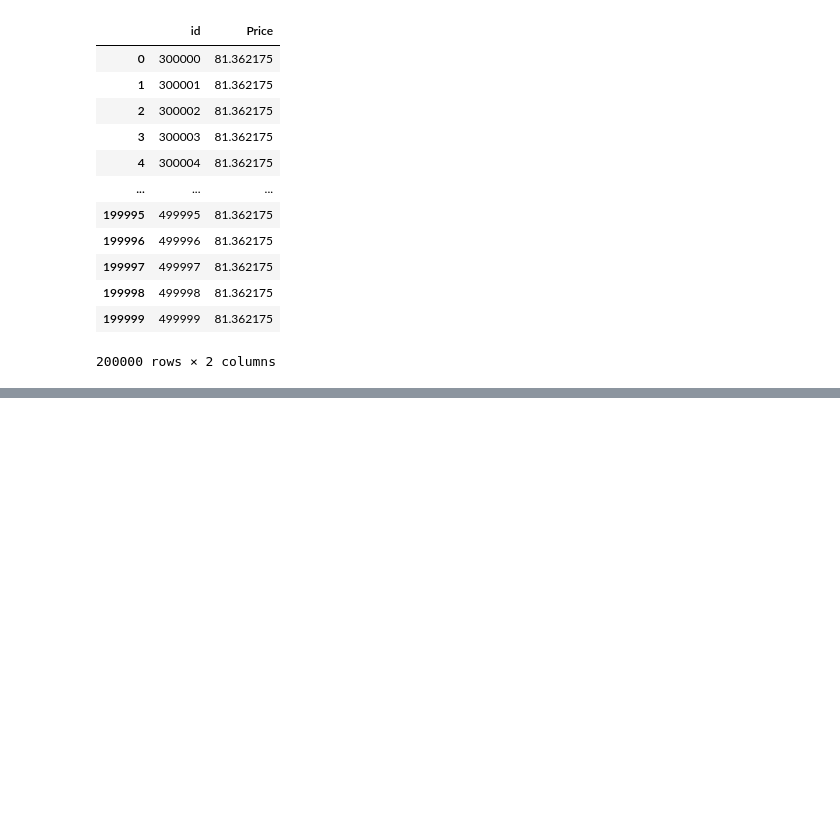
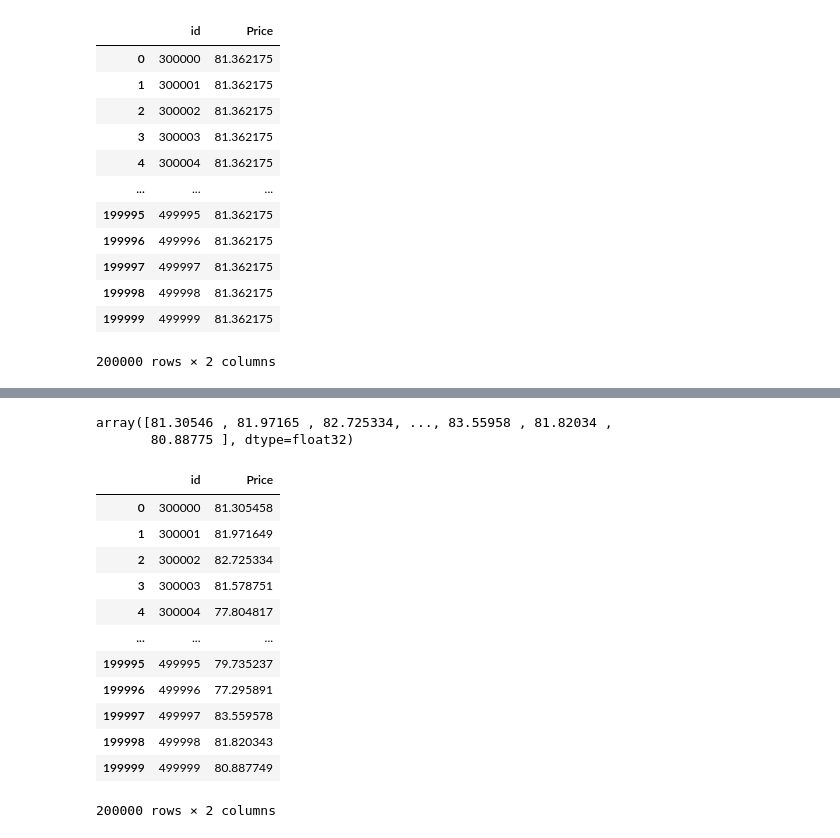
Before and after one commit to samuelpndx/kaggle-playground-s5-e2, a Jupyter notebook: playground-s5e2-backpack.ipynb, the cells around one changed output, grey strips where cells are left out. Cells and saved outputs as stored; diff of their text form; code cells hidden in the pictures; blank space fills up the shorter version.

```diff
--- a/playground-s5e2-backpack.ipynb
+++ b/playground-s5e2-backpack.ipynb
@@ -415,0 +438,3 @@ submission.to_csv('sub', index=False)
+# %%
+X = train_encoded.drop(target, axis=1)
+y = train_encoded[target]
@@ -415,0 +465,3 @@ submission.to_csv('sub', index=False)
+# %%
+model = xgb.XGBRegressor(objective='reg:squarederror', n_estimators=100, learning_rate=0.1)
+model.fit(X, y)
@@ -415,0 +480,23 @@ submission.to_csv('sub', index=False)
+# %%
+y_pred = model.predict(test_encoded)
+y_pred
+# %% [output]
+array([81.30546 , 81.97165 , 82.725334, ..., 83.55958 , 81.82034 ,
+       80.88775 ], dtype=float32)
+# %%
+submission['Price'] = y_pred
+submission
+# %% [output]
+|  | id | Price |
+| 0 | 300000 | 81.305458 |
+| 1 | 300001 | 81.971649 |
+| 2 | 300002 | 82.725334 |
+| 3 | 300003 | 81.578751 |
+| 4 | 300004 | 77.804817 |
+| ... | ... | ... |
+| 199995 | 499995 | 79.735237 |
+| 199996 | 499996 | 77.295891 |
+| 199997 | 499997 | 83.559578 |
+| 199998 | 499998 | 81.820343 |
+| 199999 | 499999 | 80.887749 |
+200000 rows × 2 columns
```
Also changed, not shown: parts of 12 cells of this notebook.
